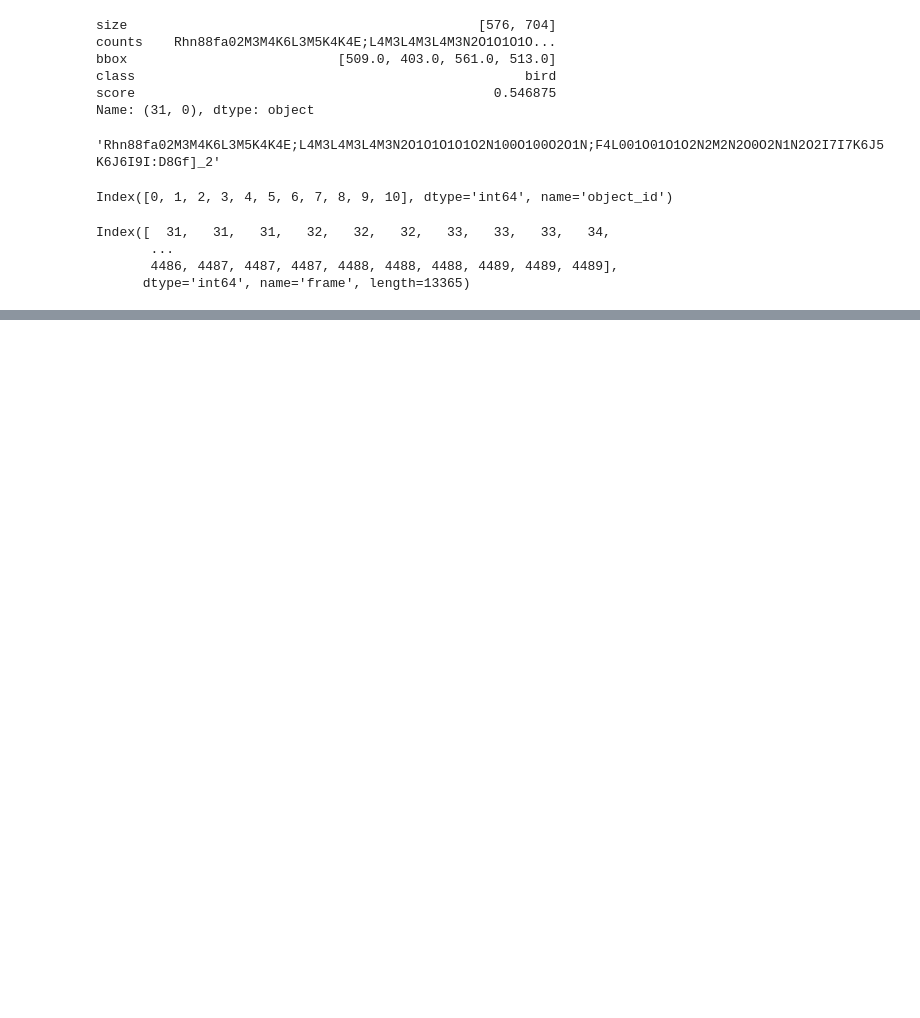
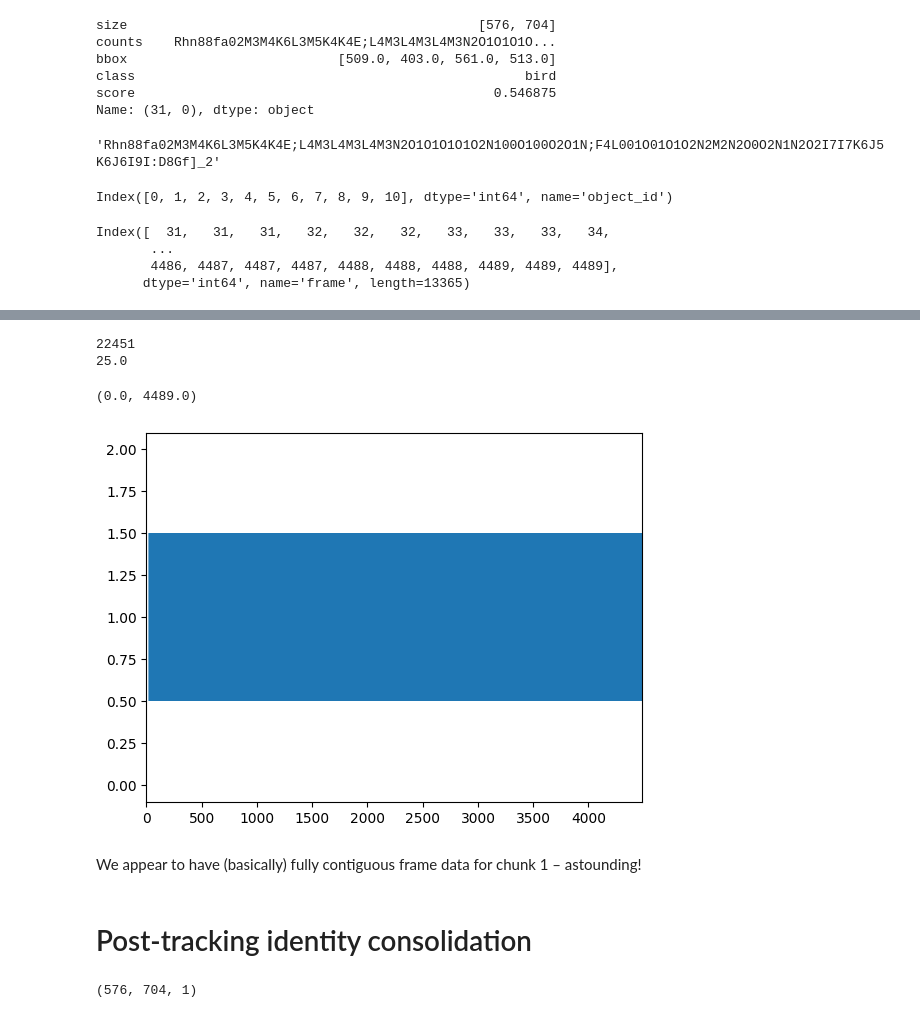
Before and after one commit to sbhattlab/PlayClassCV4Animals, a Jupyter notebook: notebook/EDA-sam3-output.ipynb, the cells around one changed output, grey strips where cells are left out. Saved outputs shown, nothing was run; the diff lists cells and outputs as text; code cells hidden in the pictures; blank space fills up the shorter version.

```diff
--- a/notebook/EDA-sam3-output.ipynb
+++ b/notebook/EDA-sam3-output.ipynb
@@ -138,3 +145,8 @@ Index([  31,   31,   31,   32,   32,   32,   33,   33,   33,   34,
        ...
        4486, 4487, 4487, 4487, 4488, 4488, 4488, 4489, 4489, 4489],
       dtype='int64', name='frame', length=13365)
+# %%
+decoder = VideoDecoder("/mnt/birds/rebecca2025/raw/video_1_full.mp4", device="cpu")
+# %%
+meta = decoder.metadata
+meta
@@ -140,0 +173,27 @@ Index([  31,   31,   31,   32,   32,   32,   33,   33,   33,   34,
+# %%
+total_frames = meta.num_frames
+print(total_frames)
+fps = round(meta.average_fps, 0)
+print(fps)
+# %% [output]
+22451
+25.0
+# %%
+chunk_1_frame_idxs = np.arange(0, total_frames // 5)
+
+plt.eventplot(df.index.get_level_values("frame"))
+plt.xlim(0, chunk_1_frame_idxs.max())
+# %% [output]
+(0.0, 4489.0)
+[figure, added]
+# %% [markdown]
+We appear to have (basically) fully contiguous frame data for chunk 1 – astounding!
+# %% [markdown]
+# Post-tracking identity consolidation
+# %%
+arr = mask_util.decode(
+    [{"size": df.loc[(31, 0), "size"], "counts": df.loc[(31, 0), "counts"]}]
+)
+arr.shape
+# %% [output]
+(576, 704, 1)
```
Also changed, not shown: parts of 13 cells of this notebook.
